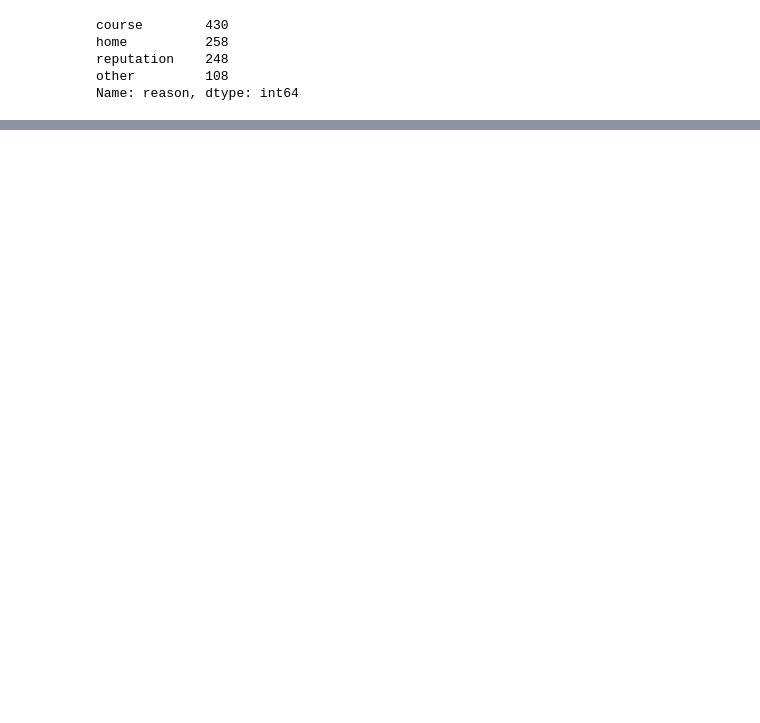
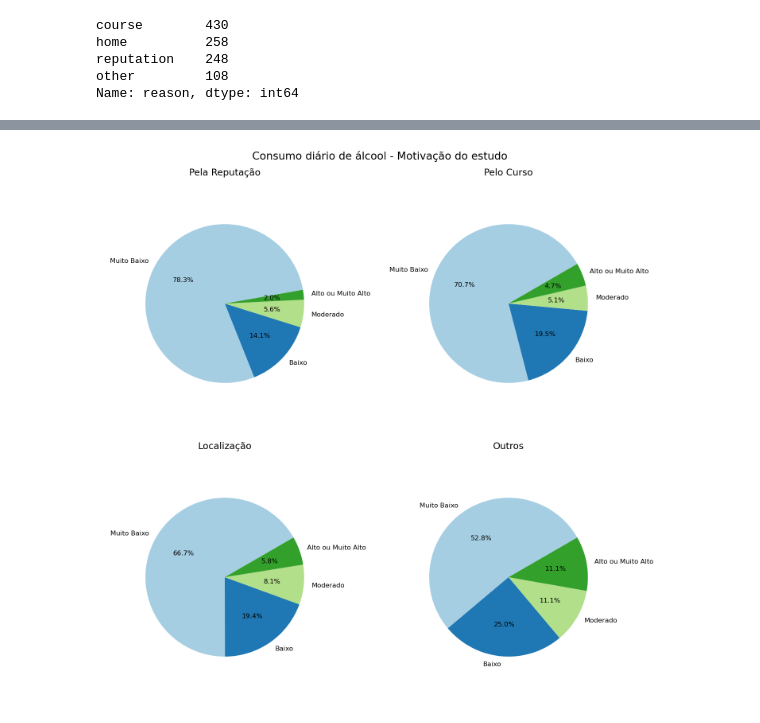
Before and after one commit to IamNivestar/exploratory_analysis_alcohol-effects, a Jupyter notebook: analysis_code.ipynb, the cells around one changed output, grey strips where cells are left out. Drawn from its saved outputs; the diff is of its cells as text; code cells hidden in the pictures; blank space fills up the shorter version.

```diff
--- a/analysis_code.ipynb
+++ b/analysis_code.ipynb
@@ -515,0 +509,25 @@ Text(0.5, 1.0, 'Outros')
+# %%
+course_dalc = unir_altos(course['Dalc'].value_counts()[labels_consumo_alcool])
+home_dalc = unir_altos(home['Dalc'].value_counts()[labels_consumo_alcool])
+reputation_dalc = unir_altos(reputation['Dalc'].value_counts()[labels_consumo_alcool])
+other_dalc = unir_altos(other['Dalc'].value_counts()[labels_consumo_alcool])
+course_dalc_prop = obter_proporcoes(course_dalc)
+home_dalc_prop = obter_proporcoes(home_dalc)
+reputation_dalc_prop = obter_proporcoes(reputation_dalc)
+other_dalc_prop = obter_proporcoes(other_dalc)
+# %%
+fig, axes = plt.subplots(2, 2, figsize=(12, 12), dpi=120)
+cmap = plt.get_cmap('Paired')
+fig.suptitle("Consumo diário de álcool - Motivação do estudo", fontsize= 16,)
+axes[0][0].pie(reputation_dalc_prop, labels= reputation_dalc.index, autopct='%1.1f%%', radius=0.8, colors=cmap.colors, startangle=10, )
+axes[0][1].pie(course_dalc_prop, labels= course_dalc.index, autopct='%1.1f%%',radius=0.8, colors=cmap.colors, startangle=30)
+axes[1][0].pie(home_dalc_prop, labels= home_dalc.index, autopct='%1.1f%%',radius=0.8, colors=cmap.colors, startangle=30)
+axes[1][1].pie(other_dalc_prop, labels= other_dalc.index, autopct='%1.1f%%', radius=0.8, colors=cmap.colors, startangle=30)
+axes[0][0].set_title("Pela Reputação", fontsize= 14)
+axes[0][1].set_title("Pelo Curso", fontsize= 14)
+axes[1][0].set_title("Localização", fontsize= 14)
+axes[1][1].set_title("Outros", fontsize= 14)
+fig.tight_layout()
+fig.savefig("proporcao_consumo_motivacao.png")
+# %% [output]
+[figure, added]
```
Also changed, not shown: parts of 39 cells of this notebook, 5 other files.
